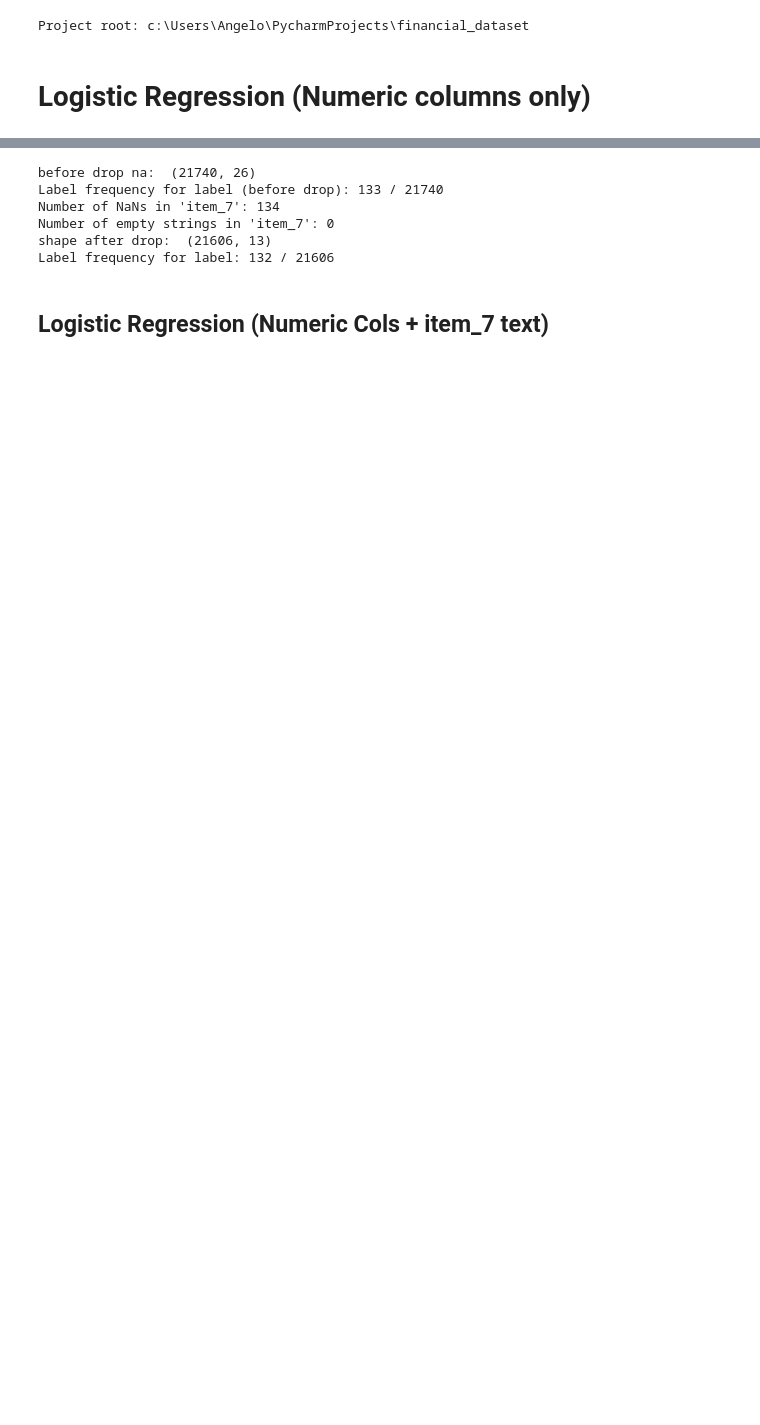
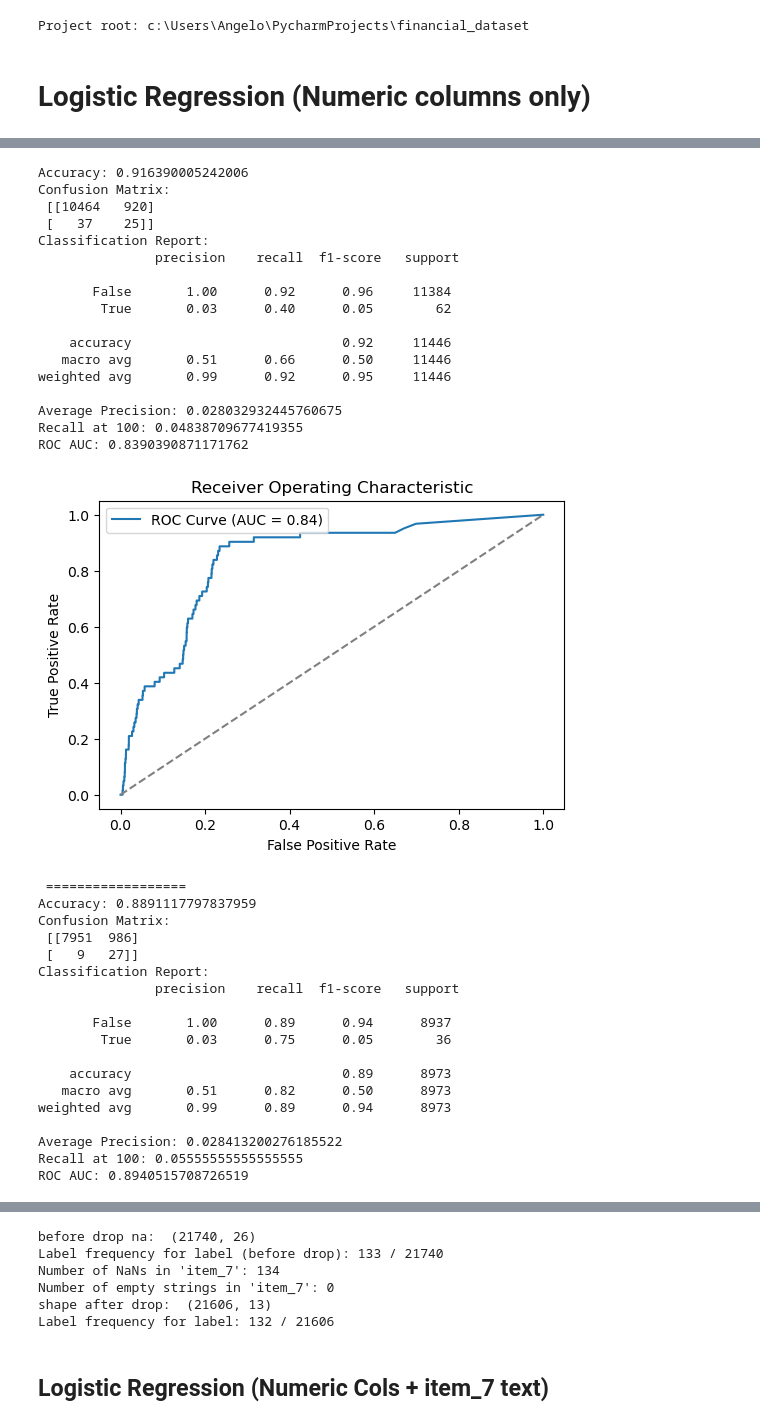
Before and after one commit to aggelospot/Financial-dataset-for-Anomaly-Detection, a Jupyter notebook: models/logistic_regression.ipynb, the cells around one changed output, grey strips where cells are left out. Drawn from its saved outputs; the diff is of its cells as text; code cells hidden in the pictures; blank space fills up the shorter version.

```diff
--- a/models/logistic_regression.ipynb
+++ b/models/logistic_regression.ipynb
@@ -168,0 +596,56 @@ ROC AUC: 0.7158157507607359
+# %%
+from sklearn.ensemble import RandomForestClassifier
+
+clf = RandomForestClassifier(max_depth=10, random_state=0, n_estimators=500)
+clf.fit(X_train_res, y_train_res)
+
+# 6. Predict on the test set
+y_pred = clf.predict(X_test)
+y_proba = clf.predict_proba(X_test)[:, 1]  # Probabilities for positive class
+
+evaluate_lr(y_pred, y_proba, y_test)
+
+
+print( " ==================    ")
+
+y_pred = logreg.predict(X_train)
+y_proba = logreg.predict_proba(X_train)[:, 1]  # Probabilities for positive class
+
+evaluate_lr(y_pred, y_proba, y_train)
+# %% [output]
+Accuracy: 0.916390005242006
+Confusion Matrix:
+ [[10464   920]
+ [   37    25]]
+Classification Report:
+               precision    recall  f1-score   support
+
+       False       1.00      0.92      0.96     11384
+        True       0.03      0.40      0.05        62
+
+    accuracy                           0.92     11446
+   macro avg       0.51      0.66      0.50     11446
+weighted avg       0.99      0.92      0.95     11446
+
+Average Precision: 0.028032932445760675
+Recall at 100: 0.04838709677419355
+ROC AUC: 0.8390390871171762
+[figure, added]
+ ==================
+Accuracy: 0.8891117797837959
+Confusion Matrix:
+ [[7951  986]
+ [   9   27]]
+Classification Report:
+               precision    recall  f1-score   support
+
+       False       1.00      0.89      0.94      8937
+        True       0.03      0.75      0.05        36
+
+    accuracy                           0.89      8973
+   macro avg       0.51      0.82      0.50      8973
+weighted avg       0.99      0.89      0.94      8973
+
+Average Precision: 0.028413200276185522
+Recall at 100: 0.05555555555555555
+ROC AUC: 0.8940515708726519
```
Also changed, not shown: parts of 13 cells of this notebook, 13 other files.
